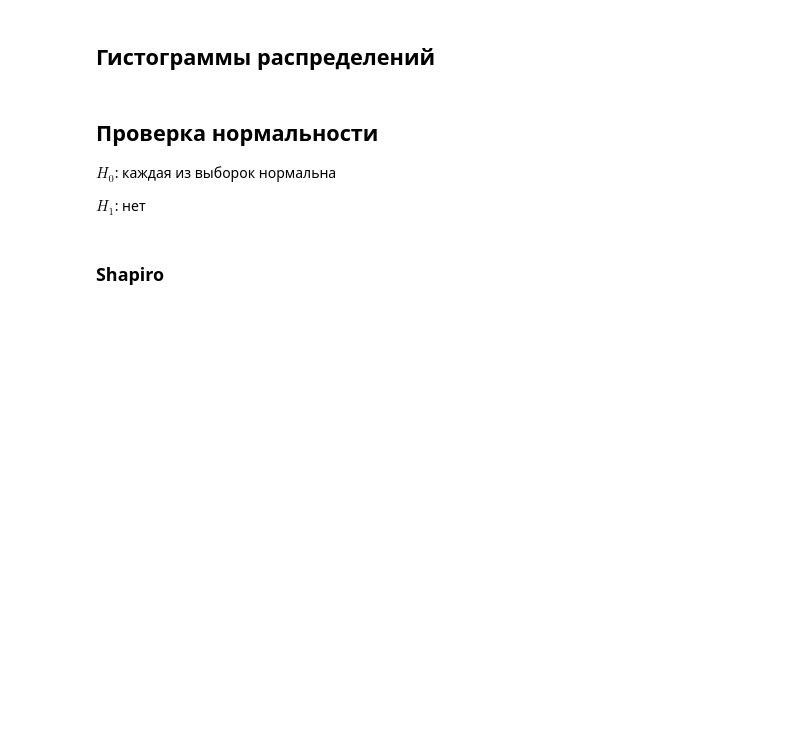
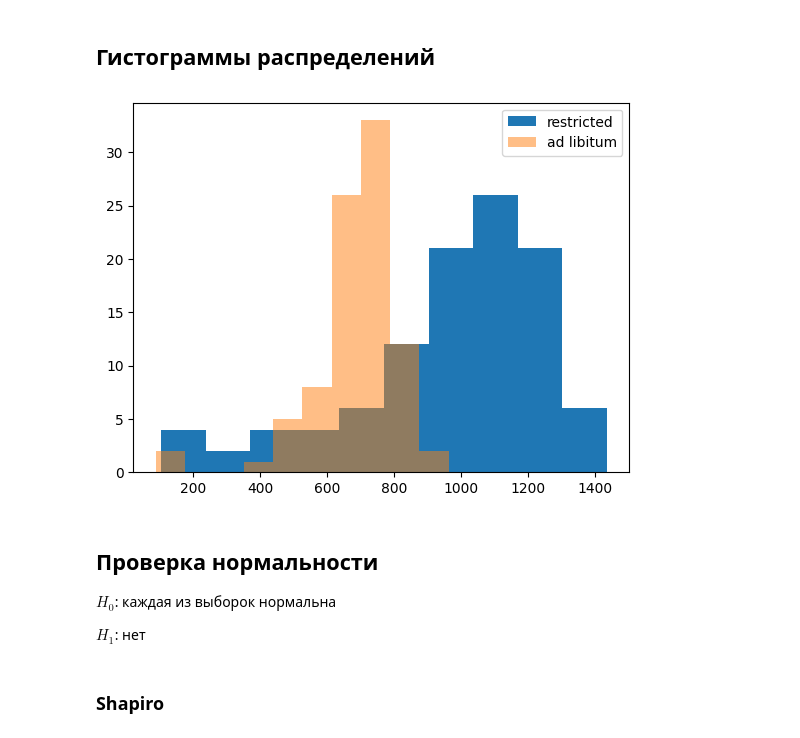
Before and after one commit to andriygav/PSAD, a Jupyter notebook: seminars/sem2/main.ipynb, the cells around one changed output. Cells and saved outputs as stored; diff of their text form; code cells hidden in the pictures; blank space fills up the shorter version.

```diff
--- a/seminars/sem2/main.ipynb
+++ b/seminars/sem2/main.ipynb
@@ -269,5 +405,5 @@ binom_test(T2, n, p0, 'larger')
 # Rats
 **Weindruch R., Walford R.L. The Retardation of Aging and Disease by Dietary Restriction. Springfield: Charles C. Thomas, 1988.**
 # %%
-rats = pd.read_csv('https://raw.githubusercontent.com/Intelligent-Systems-Phystech/psad/master/seminars/sem1/data./data/rats.txt', delimiter='\t')
+rats = pd.read_csv('https://raw.githubusercontent.com/andriygav/PSAD/refs/heads/master/seminars/sem2/data/rats.txt', delimiter='\t')
 rats.head()
@@ -292,3 +439,10 @@ plt.show()
+# %%
+plt.hist(x1, label='restricted')
+plt.hist(x2, alpha=0.5, label='ad libitum')
+plt.legend(loc='best')
+plt.show()
+# %% [output]
+[figure, added]
 # %% [markdown]
 ## Проверка нормальности
 $H_0$: каждая из выборок нормальна
```
Also changed, not shown: parts of 63 cells of this notebook.
